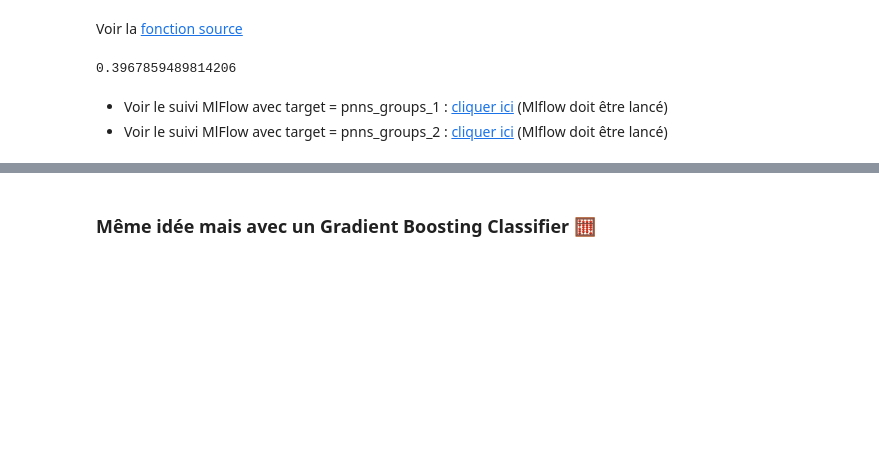
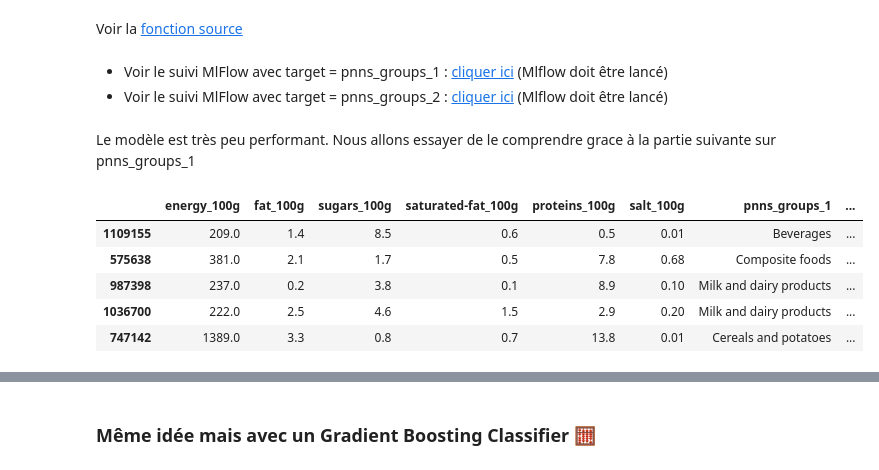
Before and after one commit to khub41/OC_P03, a Jupyter notebook: data_analysis.ipynb, the cells around one changed output, grey strips where cells are left out. Cells and saved outputs as stored; diff of their text form; code cells hidden in the pictures; blank space fills up the shorter version.

```diff
--- a/data_analysis.ipynb
+++ b/data_analysis.ipynb
@@ -177,7 +187,7 @@ def launch_kmeans_mlflow(data_kmeans, n_clusters, comment, col_target, max_iter=
         mlflow.set_tag("columns_passed", str(data_kmeans.drop(columns=[col_target, 'predicted_group',
                                                                       'predicted_group_label']).columns.values))
         mlflow.end_run()
-    return perf
+    return data_kmeans
 # %% [markdown]
 - Retour au [script](#categ_kmeans) K-means
 # %% [markdown]
@@ -546,24 +583,3 @@ data_kmeans = data_kmeans[data_kmeans['proteins_100g'] <= 100]
 data_kmeans = data_kmeans[data_kmeans['salt_100g'] <= 100]
 data_kmeans = data_kmeans[data_kmeans['saturated-fat_100g'] <= 100]
 data_kmeans = data_kmeans[data_kmeans['energy_100g'] <= data_kmeans['energy_100g'].quantile(0.99)]
-# %%
-col_target = "pnns_groups_1"
-#Train
-start = time.time()
-kmeans = KMeans(n_clusters=9, max_iter=300, n_init=10, init='random', random_state=41).fit(data_kmeans.drop(columns=[col_target]))
-elapsed = time.time() - start
-
-#Predict
-data_kmeans['predicted_group'] = kmeans.predict(data_kmeans.drop(columns=[col_target]))
-
-#Undestang predictions
-categs_group_number = {}
-for i in range(9):
-    categs_group_number[i] = data_kmeans[data_kmeans['predicted_group'] == i][col_target].value_counts().index[0]
-
-data_kmeans = data_kmeans.merge(pd.Series(categs_group_number, name='predicted_group_label'), left_on='predicted_group', right_index=True)
-
-#Test
-data_kmeans['model_is_right'] = data_kmeans[col_target] == data_kmeans['predicted_group_label']
-
-perf = data_kmeans.model_is_right.value_counts(normalize=True).loc[True]
@@ -622,9 +592,20 @@ mlflow.set_experiment("k_means_opti_groups_1")
 # %% [markdown]
 Voir la [fonction source](#launch_kmeans_mlflow)
 # %%
-launch_kmeans_mlflow(data_kmeans, 9, "Test bilel", 'pnns_groups_1', max_iter=300, init='random', n_init=10)
+# launch_kmeans_mlflow(data_kmeans, 9, "Test bilel", 'pnns_groups_1', max_iter=300, init='random', n_init=10)
-# %% [output]
-0.3967859489814206
 # %% [markdown]
 - Voir le suivi MlFlow avec target = pnns_groups_1 : [cliquer ici](http://sbc.covea.priv:5000/#/experiments/3) (Mlflow doit être lancé)
 - Voir le suivi MlFlow avec target = pnns_groups_2 : [cliquer ici](http://sbc.covea.priv:5000/#/experiments/2) (Mlflow doit être lancé)
+# %% [markdown]
+Le modèle est très peu performant. Nous allons essayer de le comprendre grace à la partie suivante sur pnns_groups_1
+# %%
+data_kmeans_result = launch_kmeans_mlflow(data_kmeans, 9, "Model_Notebook", 'pnns_groups_1', max_iter=300, init='random', n_init=10)
+# %%
+data_kmeans_result.sample(5)
+# %% [output]
+|  | energy_100g | fat_100g | sugars_100g | saturated-fat_100g | proteins_100g | salt_100g | pnns_groups_1 | ... |
+| 1109155 | 209.0 | 1.4 | 8.5 | 0.6 | 0.5 | 0.01 | Beverages | ... |
+| 575638 | 381.0 | 2.1 | 1.7 | 0.5 | 7.8 | 0.68 | Composite foods | ... |
+| 987398 | 237.0 | 0.2 | 3.8 | 0.1 | 8.9 | 0.10 | Milk and dairy products | ... |
+| 1036700 | 222.0 | 2.5 | 4.6 | 1.5 | 2.9 | 0.20 | Milk and dairy products | ... |
+| 747142 | 1389.0 | 3.3 | 0.8 | 0.7 | 13.8 | 0.01 | Cereals and potatoes | ... |
```
Also changed, not shown: parts of 56 cells of this notebook.
